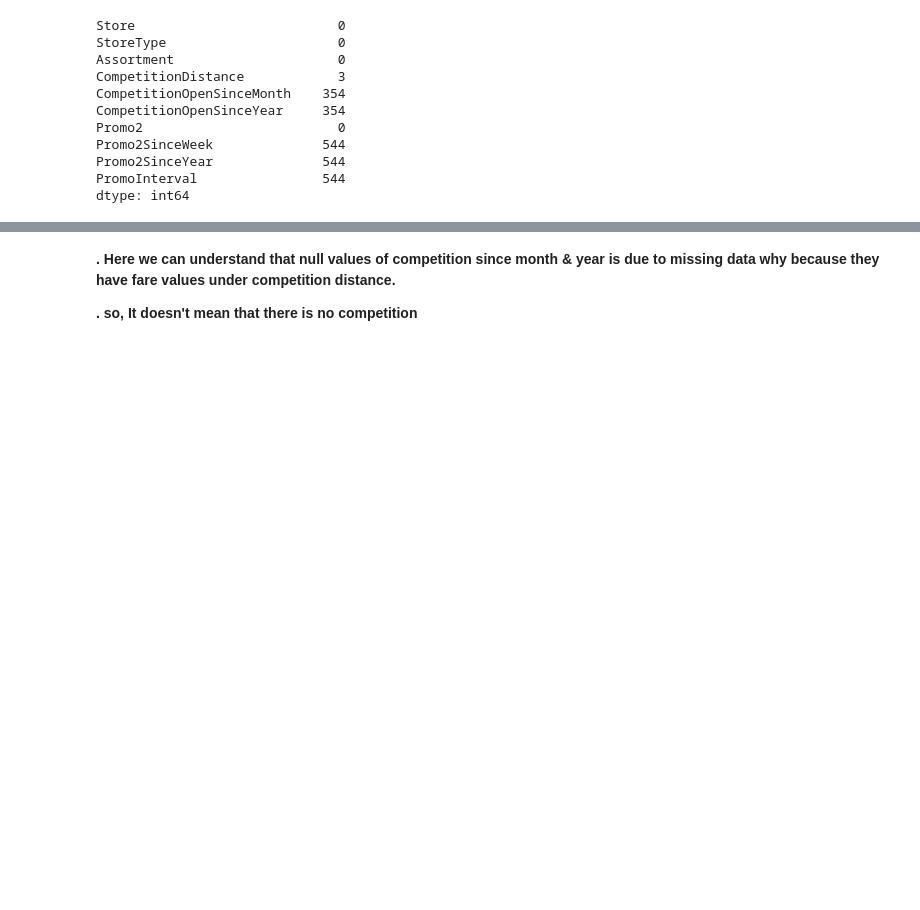
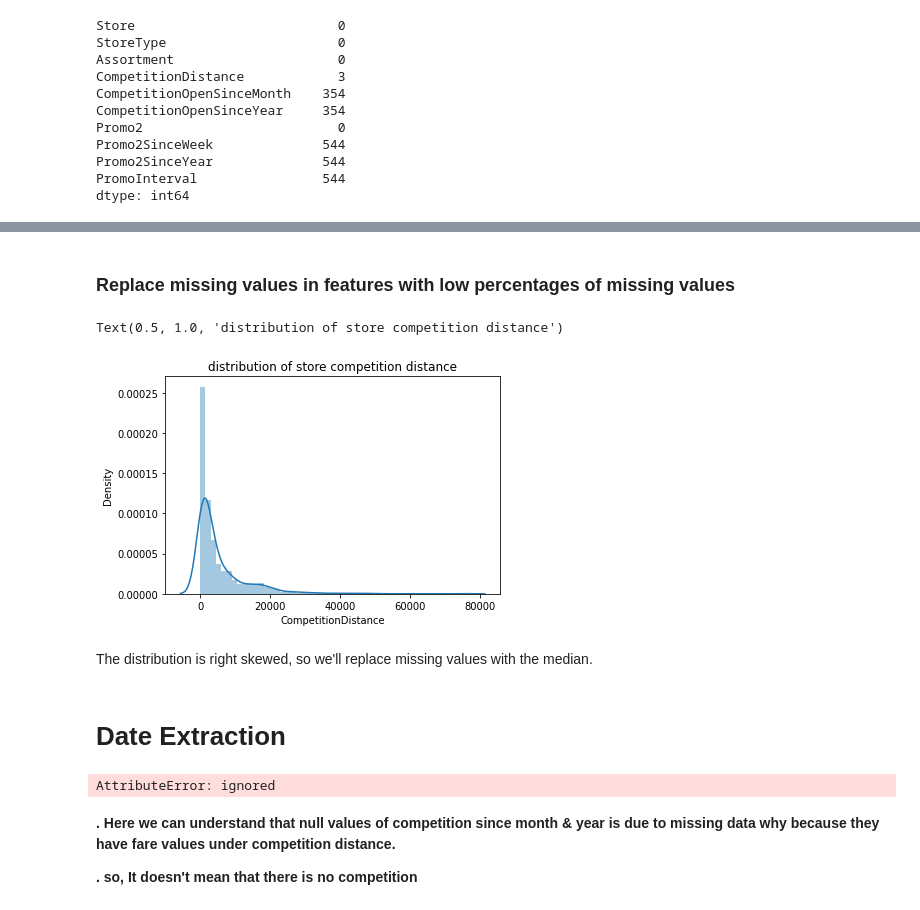
Before and after one commit to amalmon/RETAIL-SALES-PREDICTION, a Jupyter notebook: AMAL_Rossmann_Sales_Prediction_Capstone_Project.ipynb, the cells around one changed output, grey strips where cells are left out. Cells and saved outputs as stored; diff of their text form; code cells hidden in the pictures; blank space fills up the shorter version.

```diff
--- a/AMAL_Rossmann_Sales_Prediction_Capstone_Project.ipynb
+++ b/AMAL_Rossmann_Sales_Prediction_Capstone_Project.ipynb
@@ -183,0 +249,12 @@ store_df.loc[store_df['CompetitionOpenSinceMonth'].isnull()]
+# %% [markdown]
+### **Replace missing values in features with low percentages of missing values**
+# %%
+# CompetitionDistance is distance in meters to the nearest competitor store
+# have a look at its distribution
+sns.distplot(store_df.CompetitionDistance.dropna())
+plt.title("distribution of store competition distance")
+# %% [output]
+Text(0.5, 1.0, 'distribution of store competition distance')
+[figure, added]
+# %% [markdown]
+The distribution is right skewed, so we'll replace missing values with the median.
@@ -184,3 +264,14 @@ store_df.loc[store_df['CompetitionOpenSinceMonth'].isnull()]
+# %% [markdown]
+# **Date Extraction**
+# %%
+# extract year, month, day and week of year from "Date"
+rossmann_df['year']=rossmann_df.index.year
+rossmann_df['month']=rossmann_df.index.month
+rossmann_df['day'] =rossmann_df.index.day
+rossmann_df['weekofyear']=rossmann_df.index.weekofyear
+train=rossmann_df.reset_index()
+# %% [output]
+AttributeError: ignored
 # %% [markdown]
 **. Here we can understand that null values of competition since month & year is due to missing data why because they have fare values under competition distance.**
 
```
Also changed, not shown: parts of 72 cells of this notebook.
